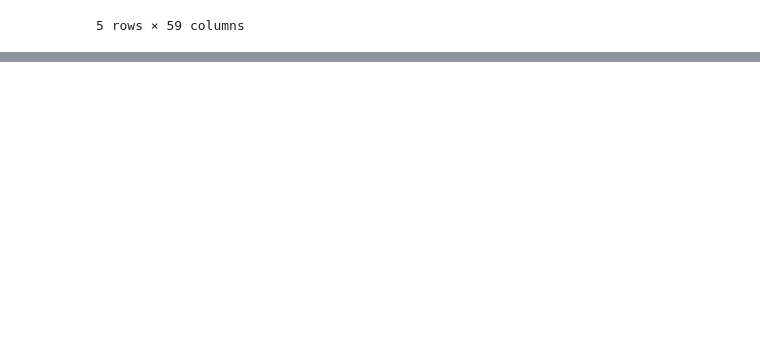
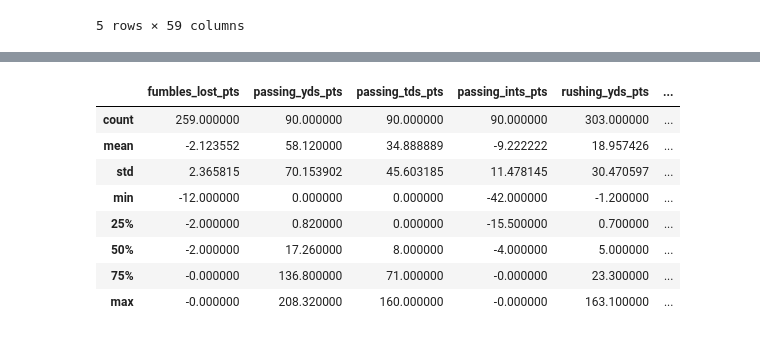
Before and after one commit to wendybo/GA_Class_Project, a Jupyter notebook: project.ipynb, the cells around one changed output, grey strips where cells are left out. Drawn from its saved outputs; the diff is of its cells as text; code cells hidden in the pictures; blank space fills up the shorter version.

```diff
--- a/project.ipynb
+++ b/project.ipynb
@@ -169,0 +189,7 @@ kicking_fgyds_pts
+# %%
+# create dataframe for list of pts, give it the same index as before
+nflpts = pd.DataFrame(list(zip(fumbles_lost_pts, passing_yds_pts, passing_tds_pts, passing_ints_pts, rushing_yds_pts, rushing_tds_pts, receiving_yds_pts, receiving_tds_pts, passing_twoptm_pts, receiving_twoptm_pts, rushing_twoptm_pts, kicking_xpmade_pts, kicking_fgm_pts)),
+                      index = nfl16_off.index,
+                      columns=['fumbles_lost_pts', 'passing_yds_pts', 'passing_tds_pts', 'passing_ints_pts', 'rushing_yds_pts', 'rushing_tds_pts', 'receiving_yds_pts', 'receiving_tds_pts', 'passing_twoptm_pts', 'receiving_twoptm_pts', 'rushing_twoptm_pts', 'kicking_xpmade_pts', 'kicking_fgm_pts'])
+
+type(nflpts)
@@ -189,0 +231,4 @@ Name: kicking_fgyds, Length: 572, dtype: float64
+# %%
+url = path + 'rank2016_wy.csv'
+nflrank = pd.read_csv(url, index_col = 'name')
+nflrank.head()
@@ -189,0 +264,4 @@ Name: kicking_fgyds, Length: 572, dtype: float64
+# %%
+# create dataframe with rank and pts
+nfl = nflpts.join(nflrank)
+nfl.head()
@@ -189,0 +276,12 @@ Name: kicking_fgyds, Length: 572, dtype: float64
+# %%
+nfl.describe()
+# %% [output]
+|  | fumbles_lost_pts | passing_yds_pts | passing_tds_pts | passing_ints_pts | rushing_yds_pts | ... |
+| count | 259.000000 | 90.000000 | 90.000000 | 90.000000 | 303.000000 | ... |
+| mean | -2.123552 | 58.120000 | 34.888889 | -9.222222 | 18.957426 | ... |
+| std | 2.365815 | 70.153902 | 45.603185 | 11.478145 | 30.470597 | ... |
+| min | -12.000000 | 0.000000 | 0.000000 | -42.000000 | -1.200000 | ... |
+| 25% | -2.000000 | 0.820000 | 0.000000 | -15.500000 | 0.700000 | ... |
+| 50% | -2.000000 | 17.260000 | 8.000000 | -4.000000 | 5.000000 | ... |
+| 75% | -0.000000 | 136.800000 | 71.000000 | -0.000000 | 23.300000 | ... |
+| max | -0.000000 | 208.320000 | 160.000000 | -0.000000 | 163.100000 | ... |
```
Also changed, not shown: parts of 34 cells of this notebook, 1 other file.
